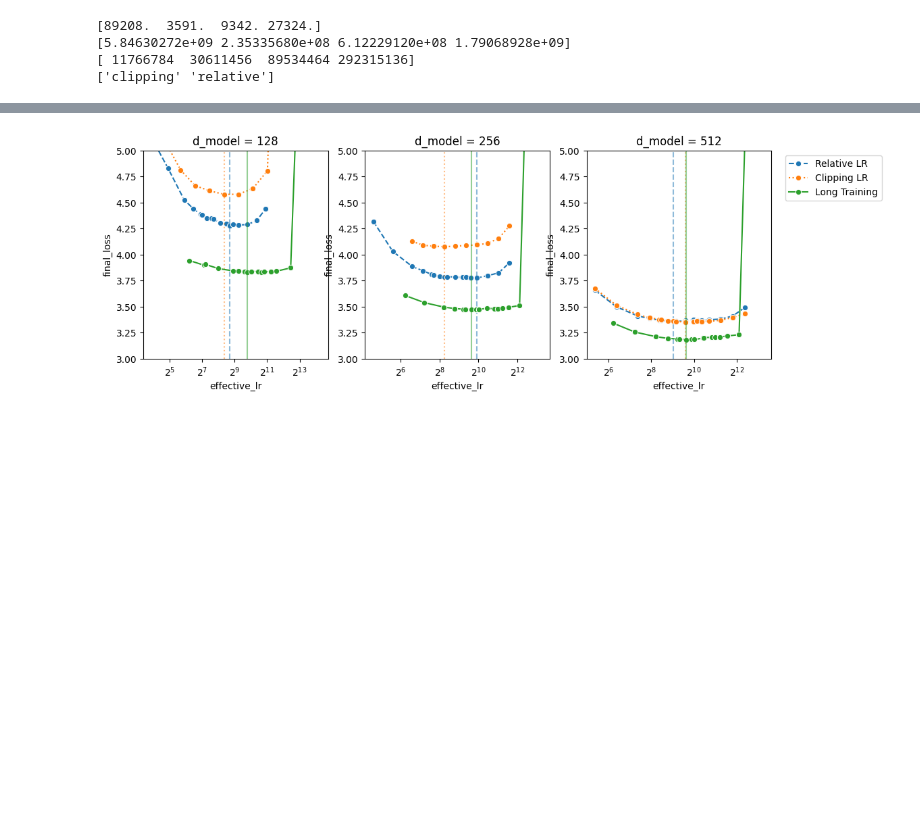
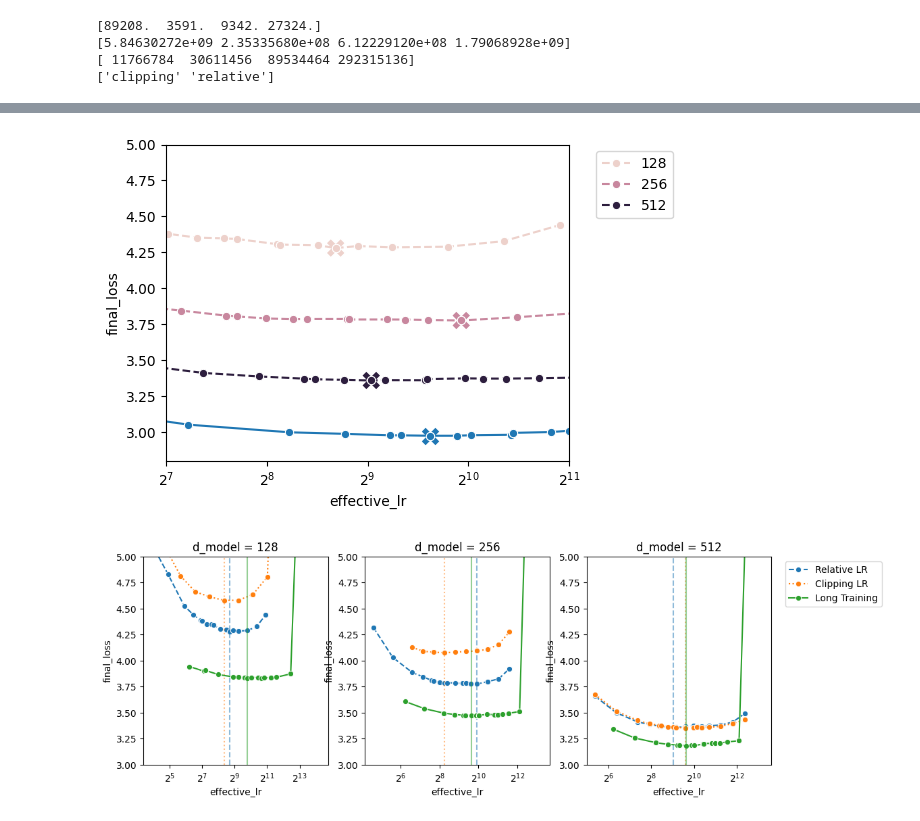
Before and after one commit to louisvonleitner/learning-rate-transfer, a Jupyter notebook: analysis/result_analysis/learning_rate_results.ipynb, the cells around one changed output, grey strips where cells are left out. Cells and saved outputs as stored; diff of their text form; code cells hidden in the pictures; blank space fills up the shorter version.

```diff
--- a/analysis/result_analysis/learning_rate_results.ipynb
+++ b/analysis/result_analysis/learning_rate_results.ipynb
@@ -117,3 +175,61 @@ plt.show()
+# %%
+fig, ax = plt.subplots(1, 1, figsize=(6, 4))
+
+# final loss
+sns.lineplot(df_best_runs_not_relative.query("d_model == 1024"),
+    x="effective_lr",
+    y="final_loss",
+    # hue='d_model',
+    # style='full_length_training',
+    ax=ax,
+    marker='o',
+    )
+
+sns.scatterplot(
+    df_optimal_lrs_not_relative.query("d_model == 1024"),
+    x='effective_lr',
+    y='final_loss',
+    # hue='d_model',
+    ax=ax,
+    marker='X',
+    legend=False,
+    s=200,
+)
+
+# relative shorter trainings
+sns.lineplot(df_best_runs_relative,
+    x="effective_lr",
+    y="final_loss",
+    hue='d_model',
+    # style='full_length_training',
+    ax=ax,
+    linestyle='--',
+    marker='o',
+    )
+
+sns.scatterplot(
+    df_optimal_lrs_relative,
+    x='effective_lr',
+    y='final_loss',
+    hue='d_model',
+    ax=ax,
+    marker='X',
+    legend=False,
+    s=200,
+)
+
+
+ax.set_xscale('log', base=2)
+ax.set_xlim(2**7, 2**11)
+ax.set_ylim(2.8, 5)
+
+# Place outside the chart to the right
+ax.legend(bbox_to_anchor=(1.05, 1), loc='upper left')
+
+plt.tight_layout()
+plt.show()
+# %% [output]
+[figure, added]
 # %%
 # plot relative versus clipping learning rate loss
 fig, axs = plt.subplots(1, 3, figsize=(12, 4))
```
Also changed, not shown: parts of 5 cells of this notebook.
